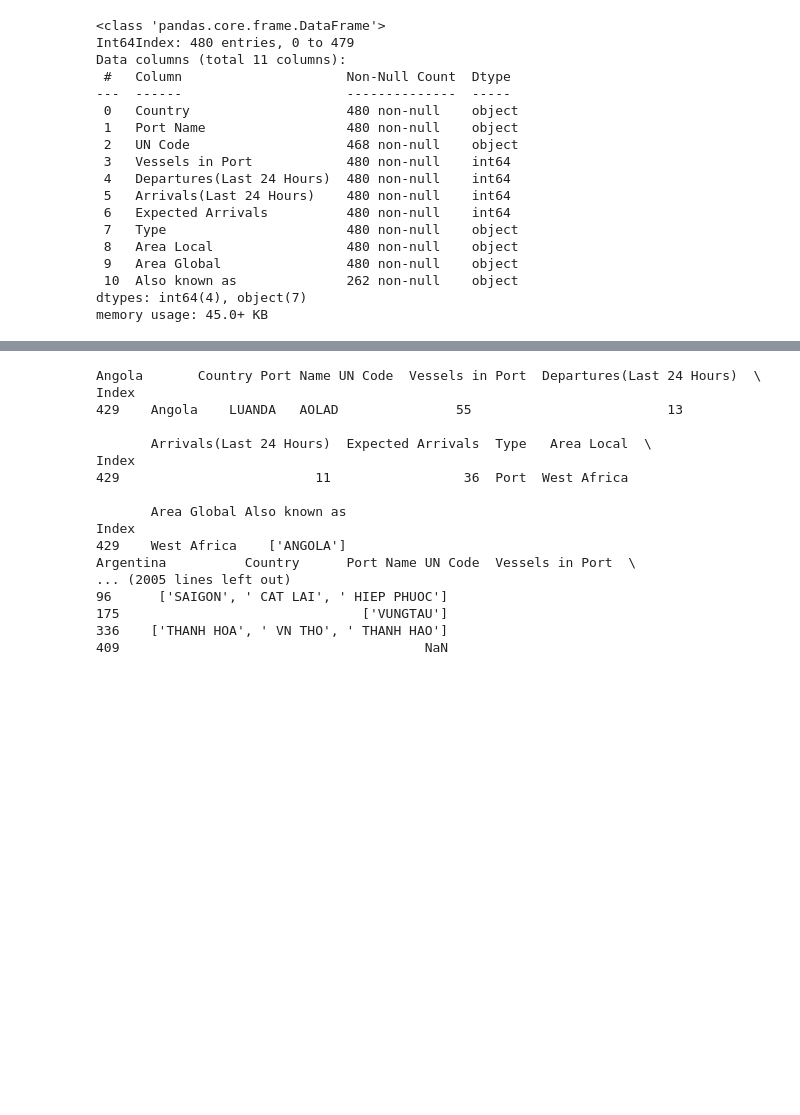
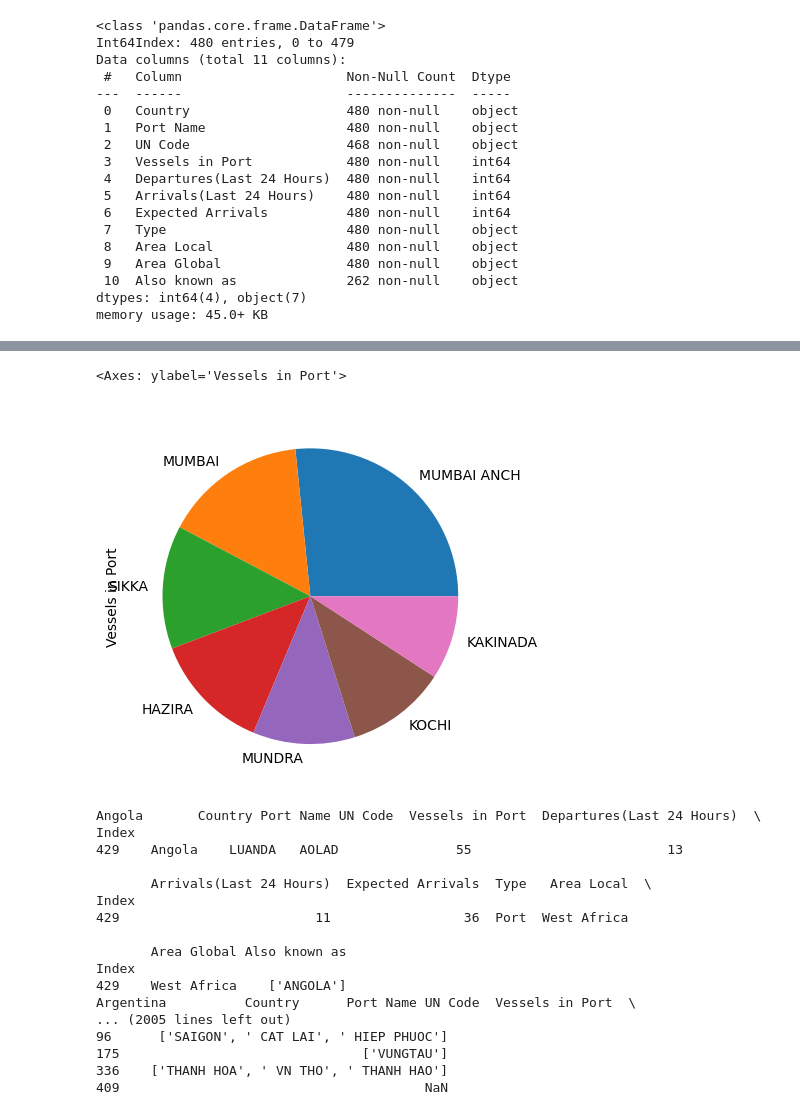
Before and after one commit to MadanReddy6/SURE-Trust, a Jupyter notebook: G32/Modules/pandas/2 reading.ipynb, the cells around one changed output, grey strips where cells are left out. Cells and saved outputs as stored; diff of their text form; code cells hidden in the pictures; blank space fills up the shorter version.

```diff
--- a/G32/Modules/pandas/2 reading.ipynb
+++ b/G32/Modules/pandas/2 reading.ipynb
@@ -37,3 +42,9 @@ memory usage: 45.0+ KB
+# %%
+china_df= port_df[port_df["Country"] == "India"]
+china_df["Vessels in Port"].plot(kind="pie", labels= china_df["Port Name"])
+# %% [output]
+<Axes: ylabel='Vessels in Port'>
+[figure, added]
 # %%
 for name, c_df in port_df.groupby("Country"):
 
```
Also changed, not shown: parts of 1 cell of this notebook, 5 other files.
